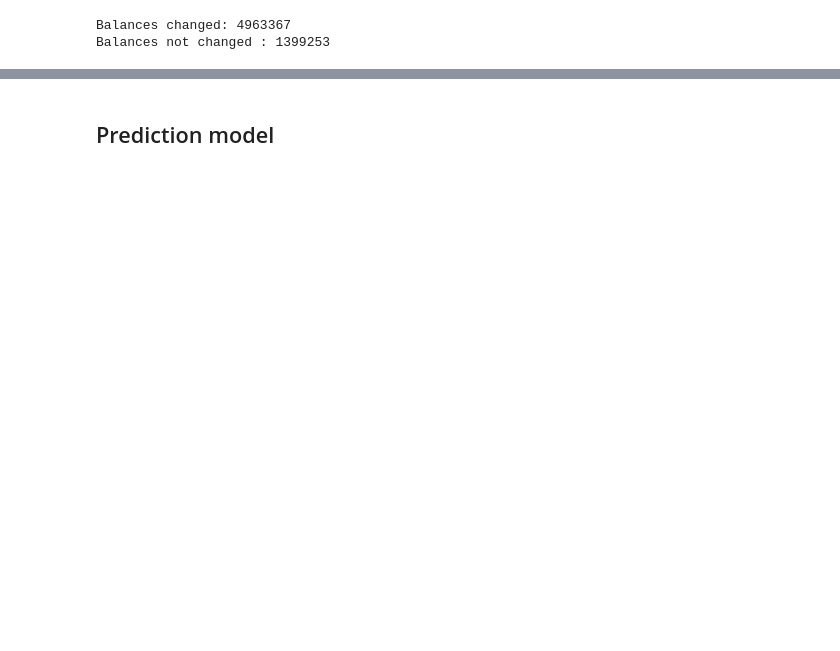
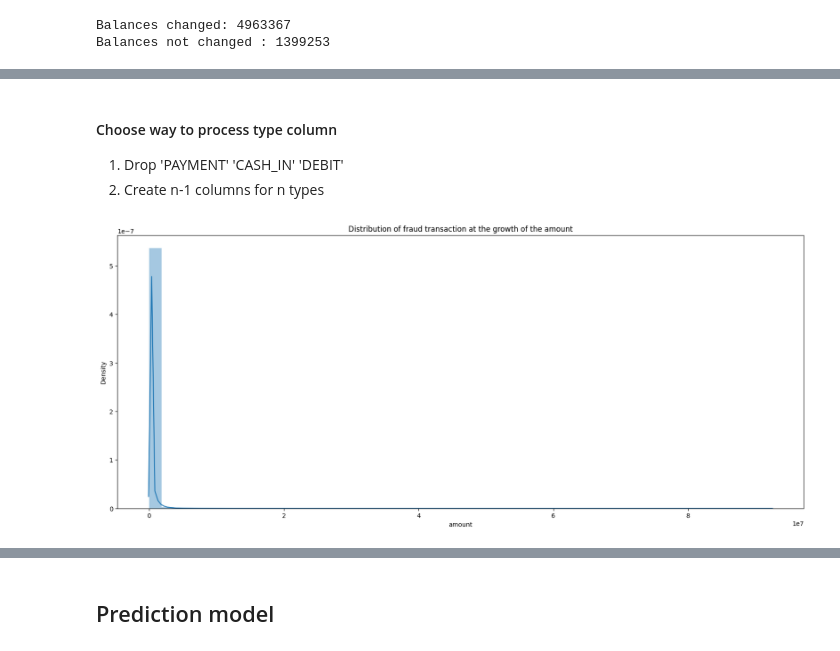
Before and after one commit to TitoTamburini/FDS_Final_Project, a Jupyter notebook: main_last_FDS.ipynb, the cells around one changed output, grey strips where cells are left out. Drawn from its saved outputs; the diff is of its cells as text; code cells hidden in the pictures; blank space fills up the shorter version.

```diff
--- a/main_last_FDS.ipynb
+++ b/main_last_FDS.ipynb
@@ -400,0 +401,5 @@ The history saving thread hit an unexpected error (OperationalError('database or
+# %% [markdown]
+#### Choose way to process type column
+
+1. Drop 'PAYMENT' 'CASH_IN' 'DEBIT'
+2. Create n-1 columns for n types
@@ -400,0 +408,7 @@ The history saving thread hit an unexpected error (OperationalError('database or
+# %%
+plt.figure(figsize=(20, 8))
+sns.distplot(data['amount'])
+plt.title("Distribution of fraud transaction at the growth of the amount", fontdict=None, loc='center')
+plt.show()
+# %% [output]
+[figure, added]
```
Also changed, not shown: parts of 20 cells of this notebook, 1 other file.
